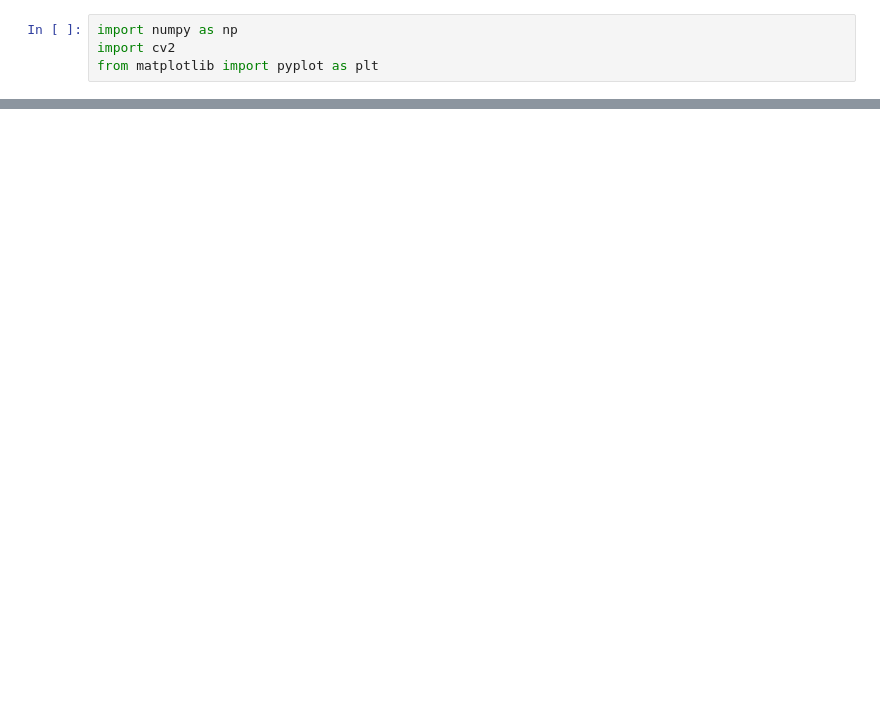
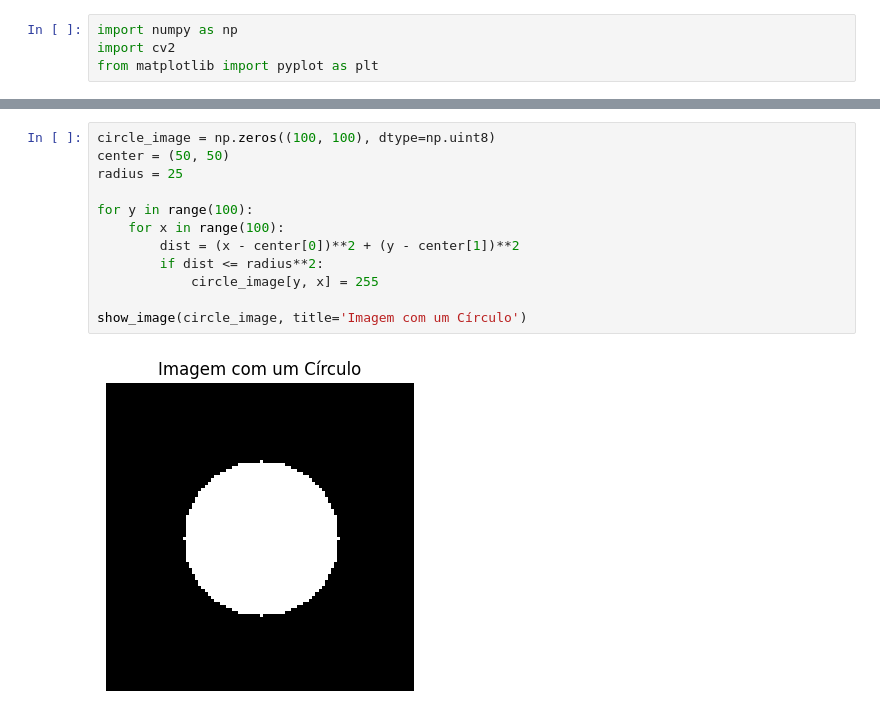
Before and after one commit to richardson-souza/topicos_contemporaneos, a Jupyter notebook: Aula 1 - Introdução às CNNs/01 - Intro CV.ipynb, the cells around one changed output, grey strips where cells are left out. Cells and saved outputs as stored; diff of their text form; blank space fills up the shorter version.

```diff
--- a/Aula 1 - Introdução às CNNs/01 - Intro CV.ipynb
+++ b/Aula 1 - Introdução às CNNs/01 - Intro CV.ipynb
@@ -224,0 +54,14 @@ plt.show()
+# %%
+circle_image = np.zeros((100, 100), dtype=np.uint8)
+center = (50, 50)
+radius = 25
+
+for y in range(100):
+    for x in range(100):
+        dist = (x - center[0])**2 + (y - center[1])**2
+        if dist <= radius**2:
+            circle_image[y, x] = 255
+
+show_image(circle_image, title='Imagem com um Círculo')
+# %% [output]
+[figure, added]
```
Also changed, not shown: parts of 57 cells of this notebook, 8 other files.
